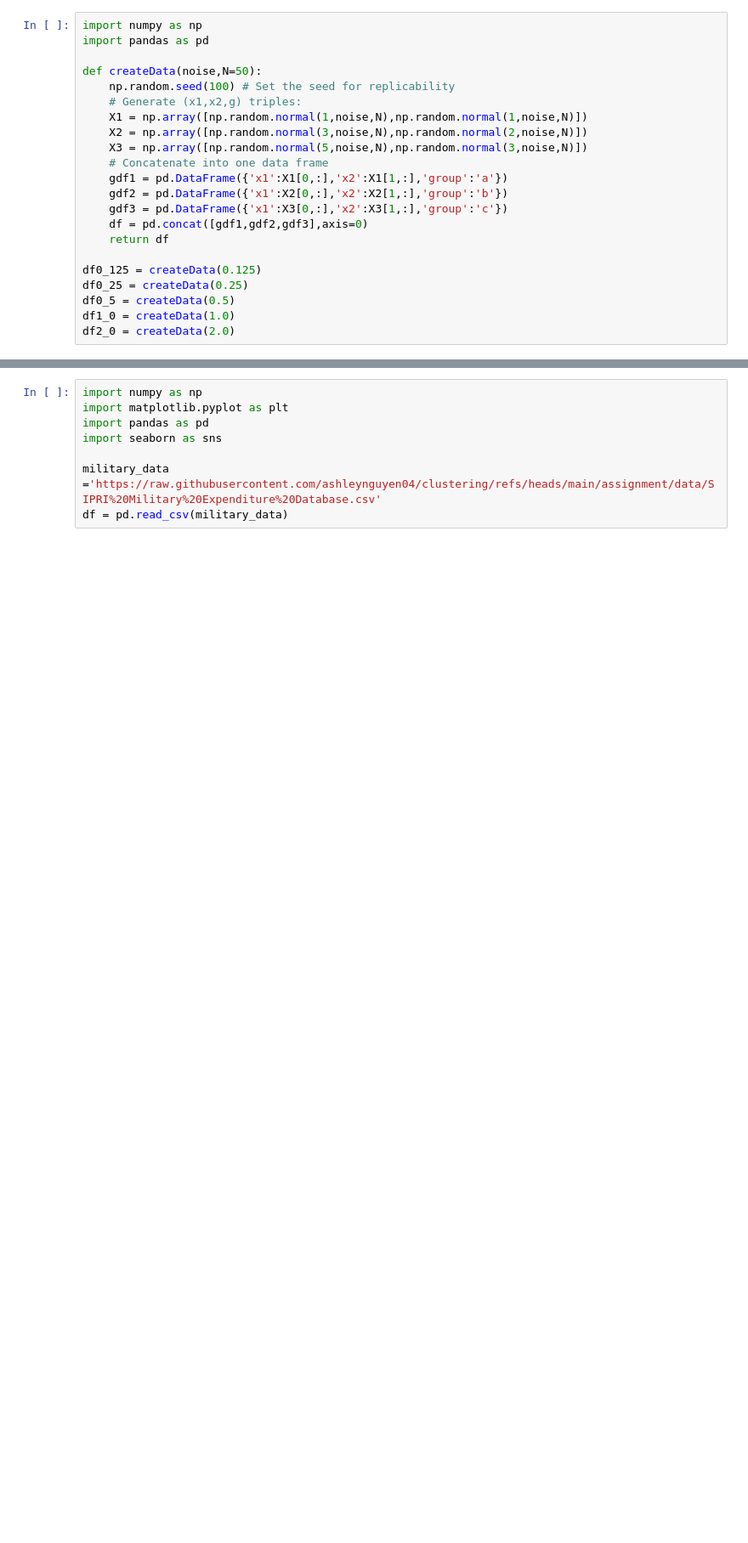
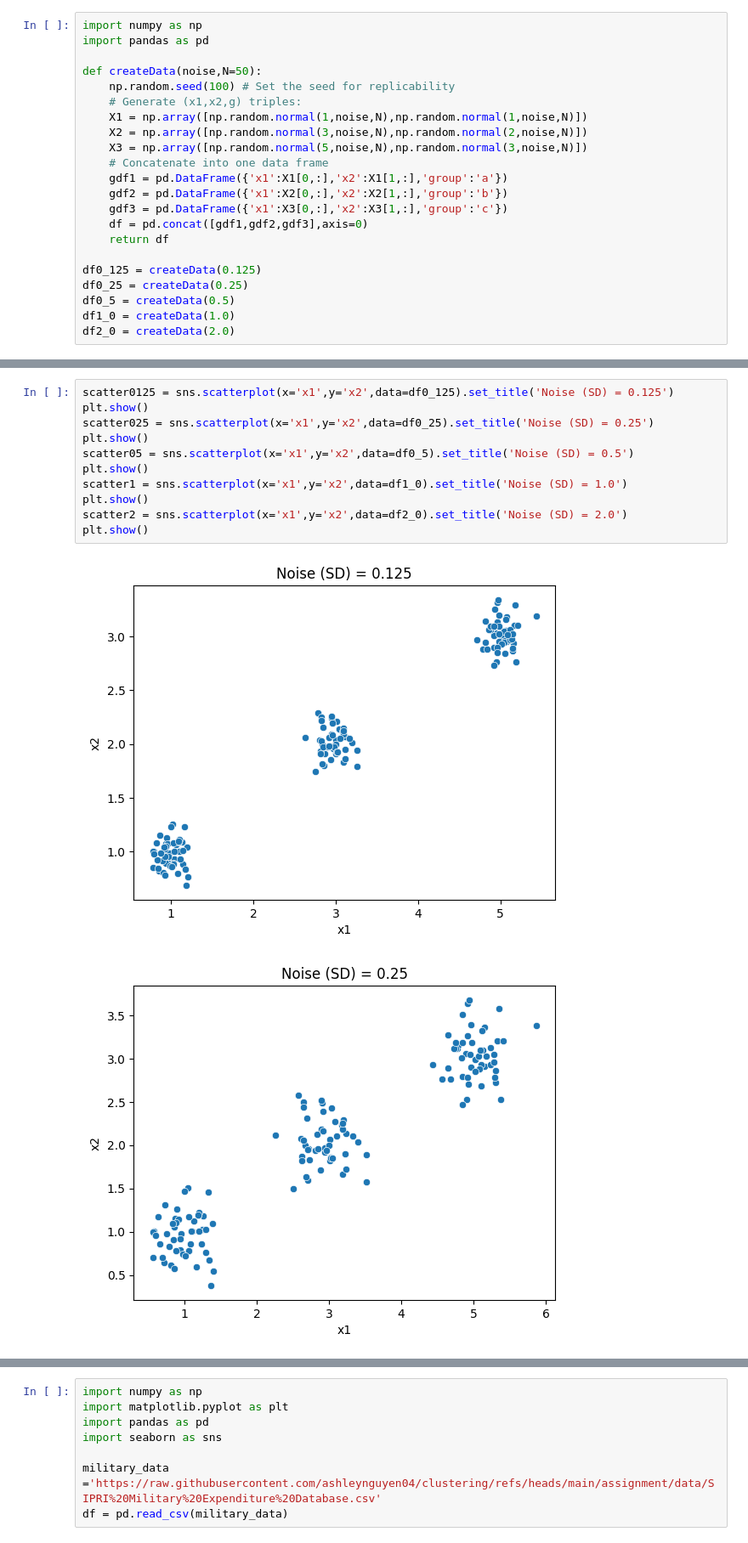
Before and after one commit to ashleynguyen04/clustering, a Jupyter notebook: assignment/assignment_clustering.ipynb, the cells around one changed output, grey strips where cells are left out. Shown at 85% size. Drawn from its saved outputs; the diff is of its cells as text; blank space fills up the shorter version.

```diff
--- a/assignment/assignment_clustering.ipynb
+++ b/assignment/assignment_clustering.ipynb
@@ -58,0 +61,14 @@ df2_0 = createData(2.0)
+# %%
+scatter0125 = sns.scatterplot(x='x1',y='x2',data=df0_125).set_title('Noise (SD) = 0.125')
+plt.show()
+scatter025 = sns.scatterplot(x='x1',y='x2',data=df0_25).set_title('Noise (SD) = 0.25')
+plt.show()
+scatter05 = sns.scatterplot(x='x1',y='x2',data=df0_5).set_title('Noise (SD) = 0.5')
+plt.show()
+scatter1 = sns.scatterplot(x='x1',y='x2',data=df1_0).set_title('Noise (SD) = 1.0')
+plt.show()
+scatter2 = sns.scatterplot(x='x1',y='x2',data=df2_0).set_title('Noise (SD) = 2.0')
+plt.show()
+# %% [output]
+[figure, added]
+[figure, added]
```
Also changed, not shown: parts of 10 cells of this notebook.
